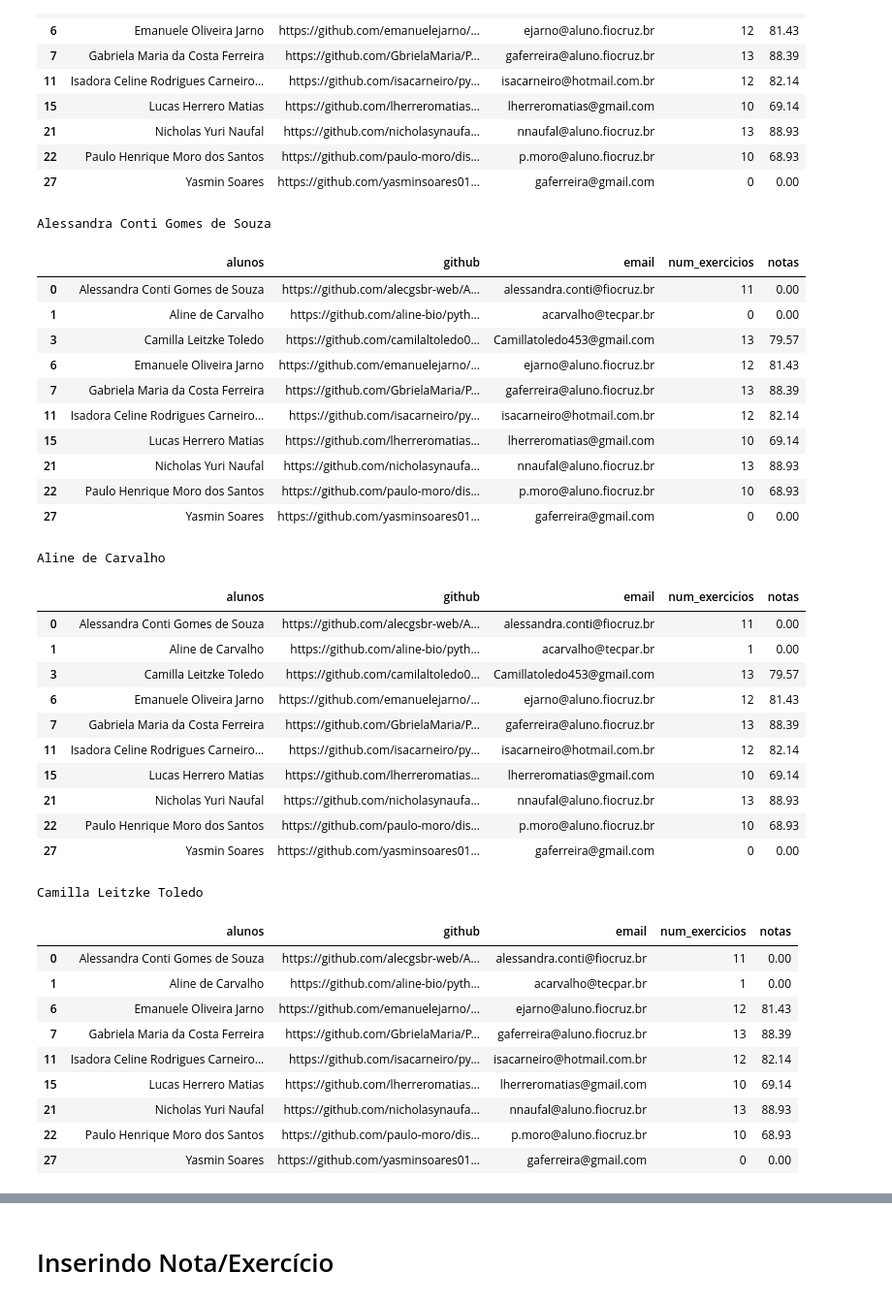
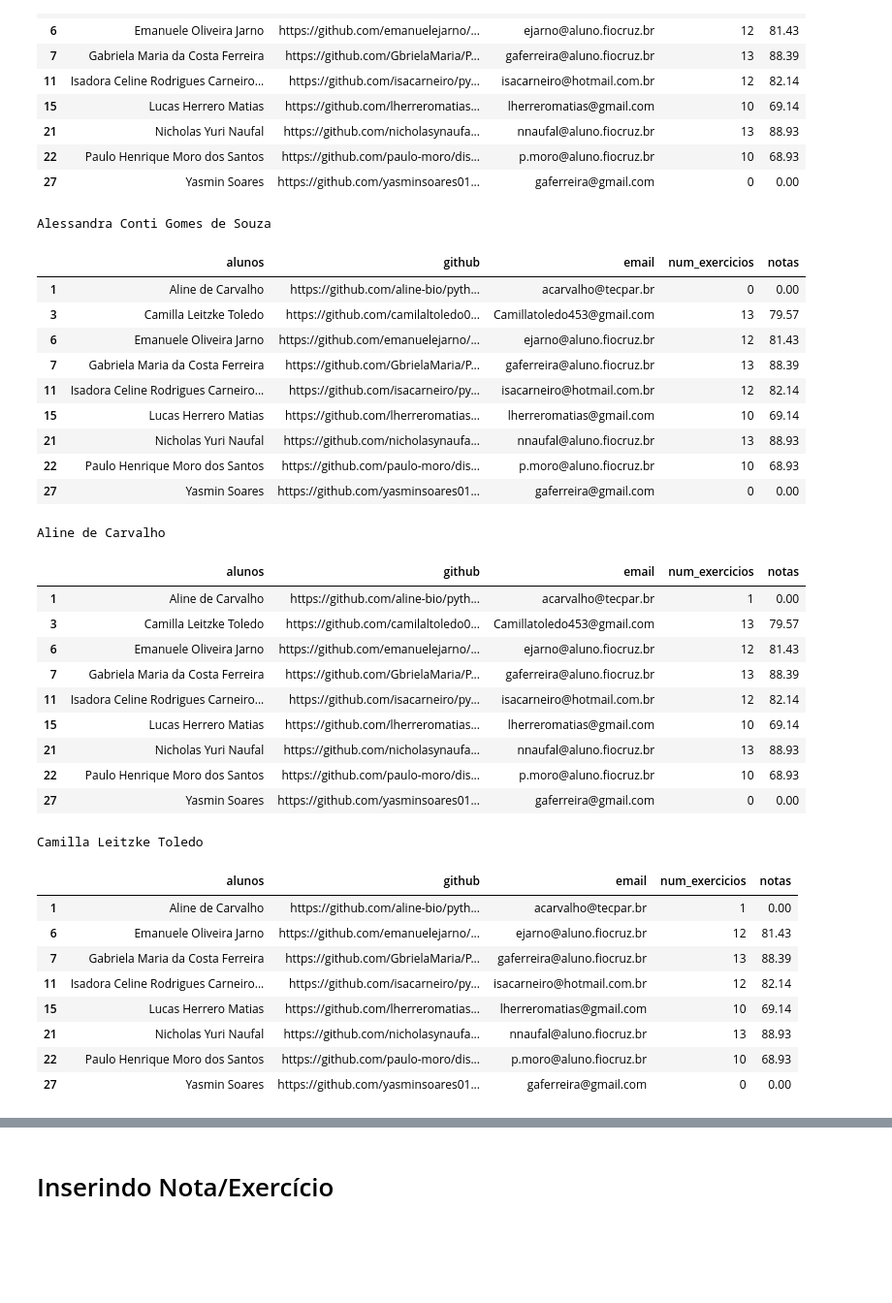
Before and after one commit to Laboratorio-de-Analise-de-Dados/disciplina_python_basico, a Jupyter notebook: dev/script/alunos/note/avaliação.ipynb, the cells around one changed output, grey strips where cells are left out. Shown at 97% size. Cells and saved outputs as stored; diff of their text form; code cells hidden in the pictures; blank space fills up the shorter version.

```diff
--- a/dev/script/alunos/note/avaliação.ipynb
+++ b/dev/script/alunos/note/avaliação.ipynb
@@ -408,12 +408,11 @@ df_alunos[df_alunos[coluna] != 14]
 # %%
 index = 0
 print(df_alunos.loc[index, 'alunos'])
-df_alunos.loc[index, coluna] = 11
+df_alunos.loc[index, coluna] = 14
 df_alunos[df_alunos[coluna] != 14]
 # %% [output]
 Alessandra Conti Gomes de Souza
 |  | alunos | github | email | num_exercicios | notas |
-| 0 | Alessandra Conti Gomes de Souza | https://github.com/alecgsbr-web/A... | alessandra.conti@fiocruz.br | 11 | 0.00 |
 | 1 | Aline de Carvalho | https://github.com/aline-bio/pyth... | acarvalho@tecpar.br | 0 | 0.00 |
 | 3 | Camilla Leitzke Toledo | https://github.com/camilaltoledo0... | Camillatoledo453@gmail.com | 13 | 79.57 |
 | 6 | Emanuele Oliveira Jarno | https://github.com/emanuelejarno/... | ejarno@aluno.fiocruz.br | 12 | 81.43 |
@@ -431,7 +430,6 @@ df_alunos[df_alunos[coluna] != 14]
 # %% [output]
 Aline de Carvalho
 |  | alunos | github | email | num_exercicios | notas |
-| 0 | Alessandra Conti Gomes de Souza | https://github.com/alecgsbr-web/A... | alessandra.conti@fiocruz.br | 11 | 0.00 |
 | 1 | Aline de Carvalho | https://github.com/aline-bio/pyth... | acarvalho@tecpar.br | 1 | 0.00 |
 | 3 | Camilla Leitzke Toledo | https://github.com/camilaltoledo0... | Camillatoledo453@gmail.com | 13 | 79.57 |
 | 6 | Emanuele Oliveira Jarno | https://github.com/emanuelejarno/... | ejarno@aluno.fiocruz.br | 12 | 81.43 |
@@ -449,7 +447,6 @@ df_alunos[df_alunos[coluna] != 14]
 # %% [output]
 Camilla Leitzke Toledo
 |  | alunos | github | email | num_exercicios | notas |
-| 0 | Alessandra Conti Gomes de Souza | https://github.com/alecgsbr-web/A... | alessandra.conti@fiocruz.br | 11 | 0.00 |
 | 1 | Aline de Carvalho | https://github.com/aline-bio/pyth... | acarvalho@tecpar.br | 1 | 0.00 |
 | 6 | Emanuele Oliveira Jarno | https://github.com/emanuelejarno/... | ejarno@aluno.fiocruz.br | 12 | 81.43 |
 | 7 | Gabriela Maria da Costa Ferreira | https://github.com/GbrielaMaria/P... | gaferreira@aluno.fiocruz.br | 13 | 88.39 |
```
Also changed, not shown: parts of 46 cells of this notebook.
